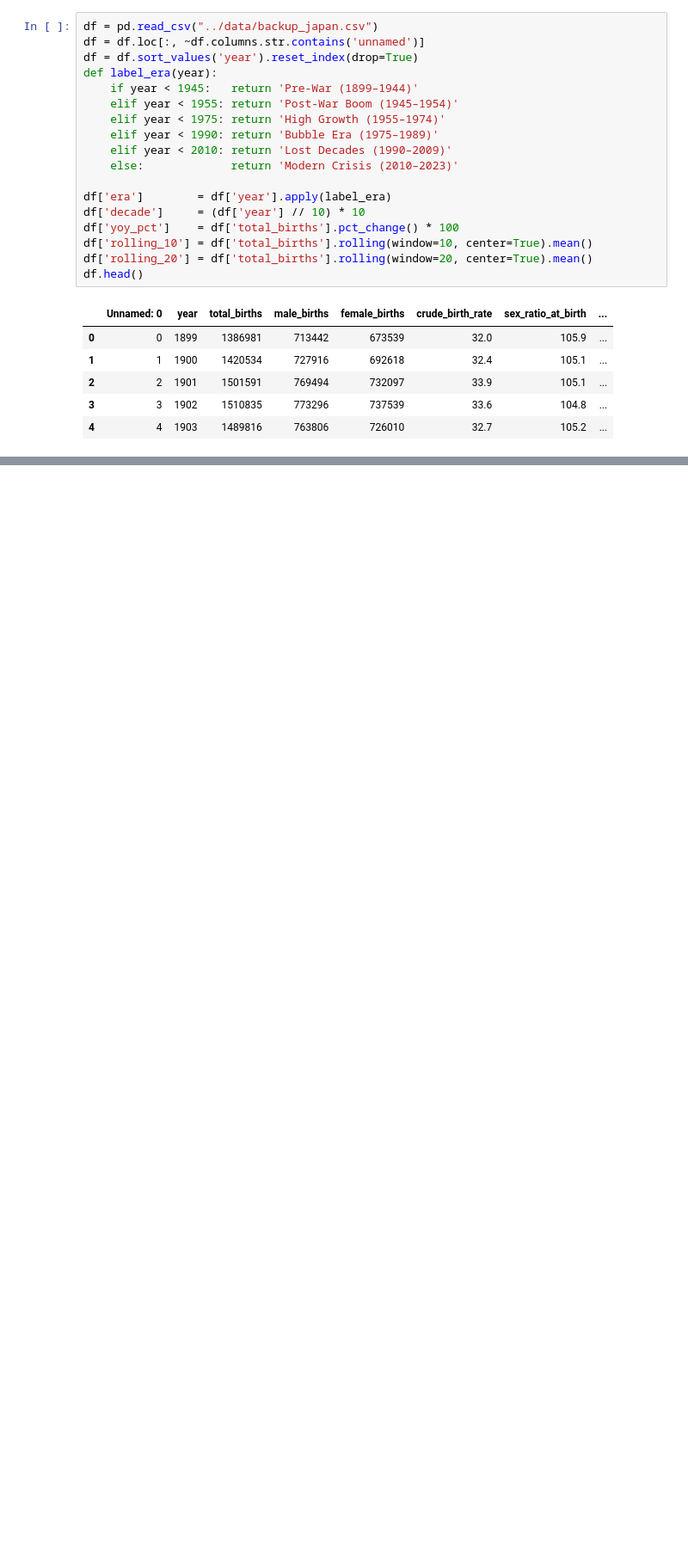
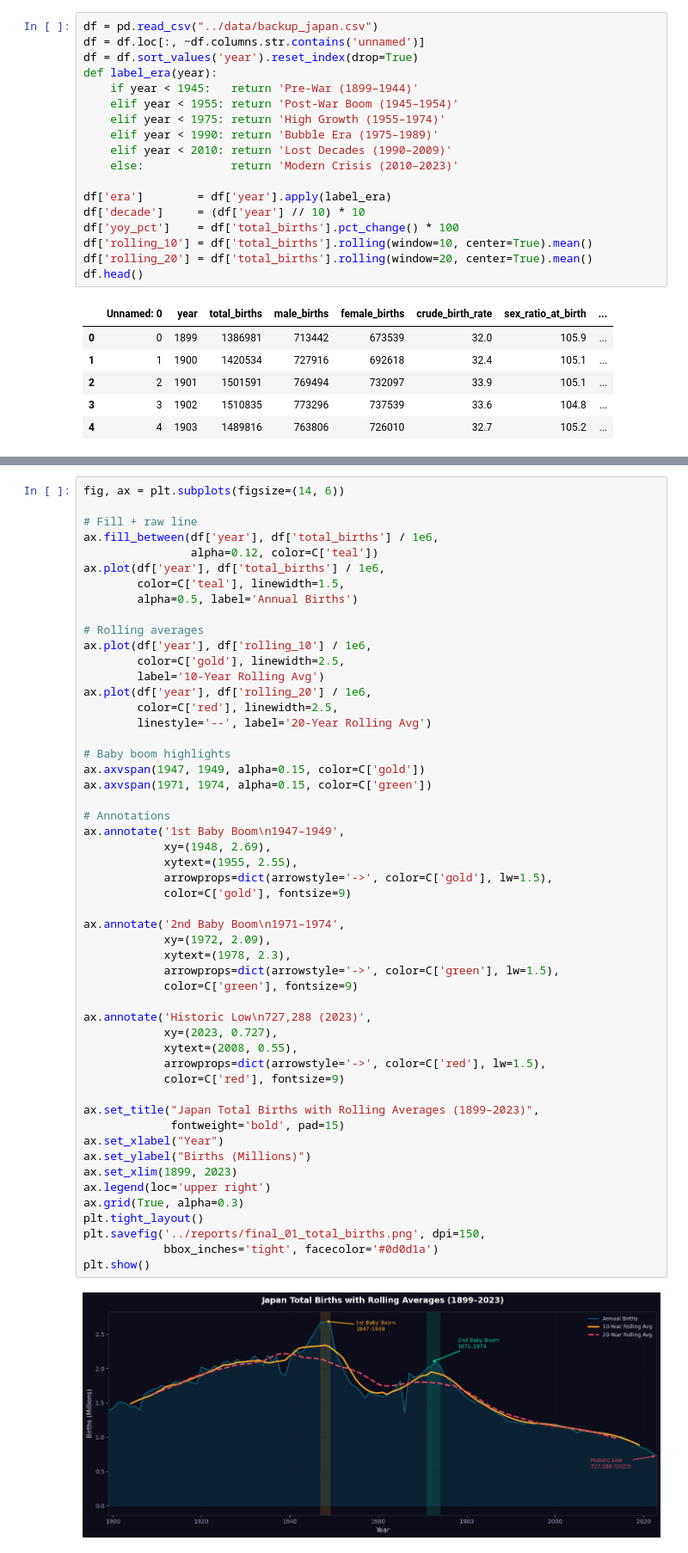
Before and after one commit to suzzzel5/Japan-Birth-Statistics-1899-2023-, a Jupyter notebook: notebooks/03_visuallzations.ipynb, the cells around one changed output, grey strips where cells are left out. Shown at 86% size. Cells and saved outputs as stored; diff of their text form; blank space fills up the shorter version.

Commit message:
visual img

```diff
--- a/notebooks/03_visuallzations.ipynb
+++ b/notebooks/03_visuallzations.ipynb
@@ -90,0 +93,54 @@ df.head()
+# %%
+fig, ax = plt.subplots(figsize=(14, 6))
+
+# Fill + raw line
+ax.fill_between(df['year'], df['total_births'] / 1e6,
+                alpha=0.12, color=C['teal'])
+ax.plot(df['year'], df['total_births'] / 1e6,
+        color=C['teal'], linewidth=1.5,
+        alpha=0.5, label='Annual Births')
+
+# Rolling averages
+ax.plot(df['year'], df['rolling_10'] / 1e6,
+        color=C['gold'], linewidth=2.5,
+        label='10-Year Rolling Avg')
+ax.plot(df['year'], df['rolling_20'] / 1e6,
+        color=C['red'], linewidth=2.5,
+        linestyle='--', label='20-Year Rolling Avg')
+
+# Baby boom highlights
+ax.axvspan(1947, 1949, alpha=0.15, color=C['gold'])
+ax.axvspan(1971, 1974, alpha=0.15, color=C['green'])
+
+# Annotations
+ax.annotate('1st Baby Boom\n1947–1949',
+            xy=(1948, 2.69),
+            xytext=(1955, 2.55),
+            arrowprops=dict(arrowstyle='->', color=C['gold'], lw=1.5),
+            color=C['gold'], fontsize=9)
+
+ax.annotate('2nd Baby Boom\n1971–1974',
+            xy=(1972, 2.09),
+            xytext=(1978, 2.3),
+            arrowprops=dict(arrowstyle='->', color=C['green'], lw=1.5),
+            color=C['green'], fontsize=9)
+
+ax.annotate('Historic Low\n727,288 (2023)',
+            xy=(2023, 0.727),
+            xytext=(2008, 0.55),
+            arrowprops=dict(arrowstyle='->', color=C['red'], lw=1.5),
+            color=C['red'], fontsize=9)
+
+ax.set_title("Japan Total Births with Rolling Averages (1899–2023)",
+             fontweight='bold', pad=15)
+ax.set_xlabel("Year")
+ax.set_ylabel("Births (Millions)")
+ax.set_xlim(1899, 2023)
+ax.legend(loc='upper right')
+ax.grid(True, alpha=0.3)
+plt.tight_layout()
+plt.savefig('../reports/final_01_total_births.png', dpi=150,
+            bbox_inches='tight', facecolor='#0d0d1a')
+plt.show()
+# %% [output]
+[figure, added]
```
Also changed, not shown: parts of 2 cells of this notebook, 3 other files.
